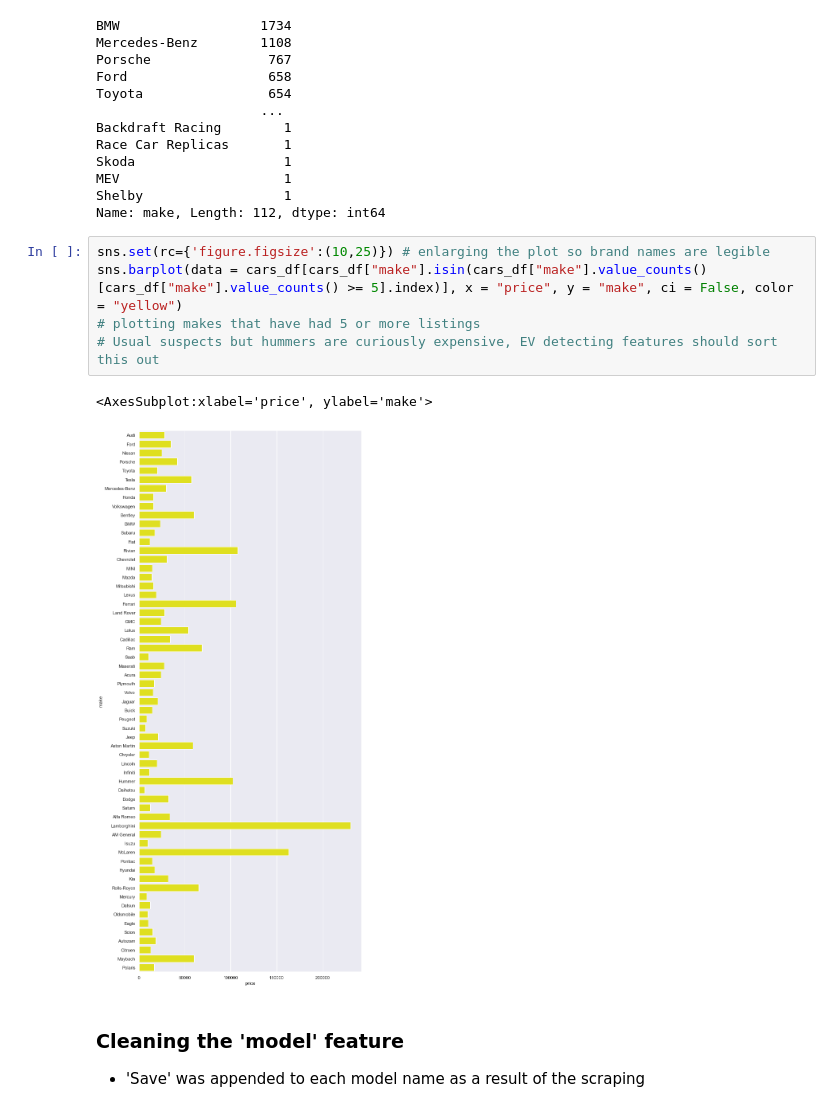
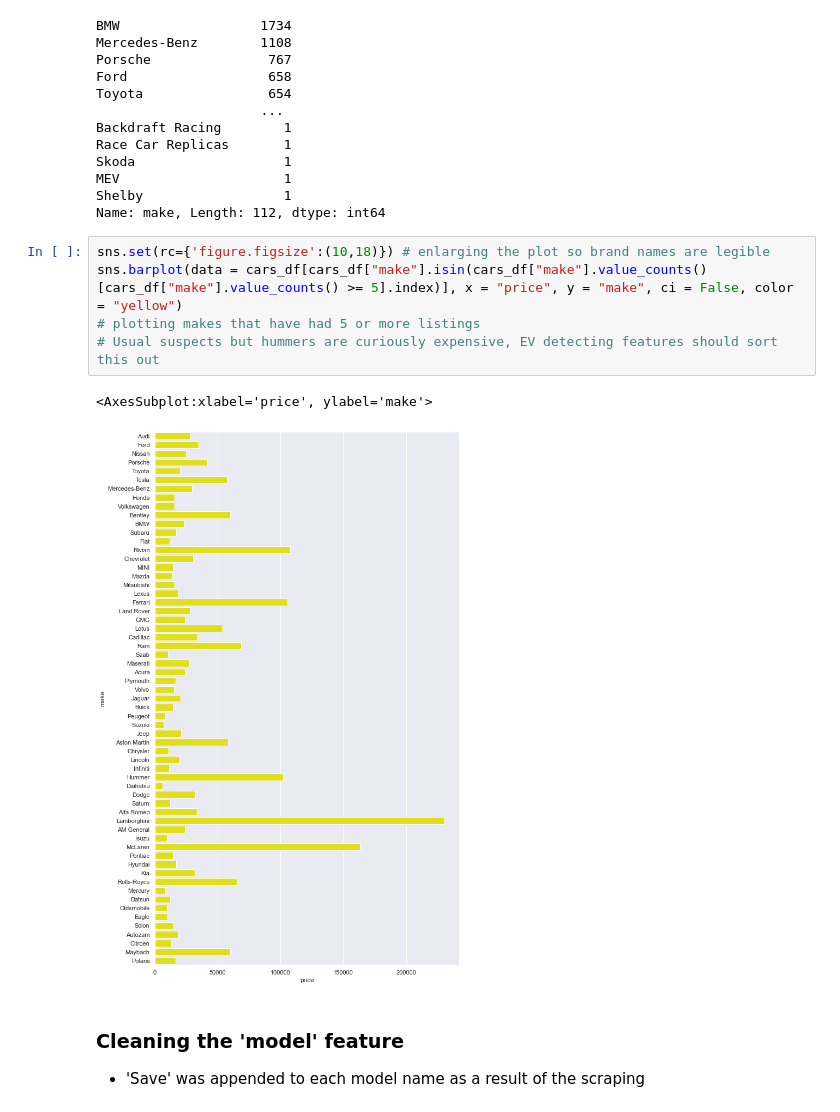
Before and after one commit to pwolff42/auto_auctions, a Jupyter notebook: data_cleansing.ipynb, the cells around one changed output. Cells and saved outputs as stored; diff of their text form.

```diff
--- a/data_cleansing.ipynb
+++ b/data_cleansing.ipynb
@@ -187,13 +187,13 @@ MEV                     1
 Shelby                  1
 Name: make, Length: 112, dtype: int64
 # %%
-sns.set(rc={'figure.figsize':(10,25)}) # enlarging the plot so brand names are legible
+sns.set(rc={'figure.figsize':(10,18)}) # enlarging the plot so brand names are legible
 sns.barplot(data = cars_df[cars_df["make"].isin(cars_df["make"].value_counts()[cars_df["make"].value_counts() >= 5].index)], x = "price", y = "make", ci = False, color = "yellow")
 # plotting makes that have had 5 or more listings
 # Usual suspects but hummers are curiously expensive, EV detecting features should sort this out
 # %% [output]
 <AxesSubplot:xlabel='price', ylabel='make'>
-[figure, old version]
+[figure, new version]
 # %% [markdown]
 ### Cleaning the 'model' feature
 - 'Save' was appended to each model name as a result of the scraping
```
